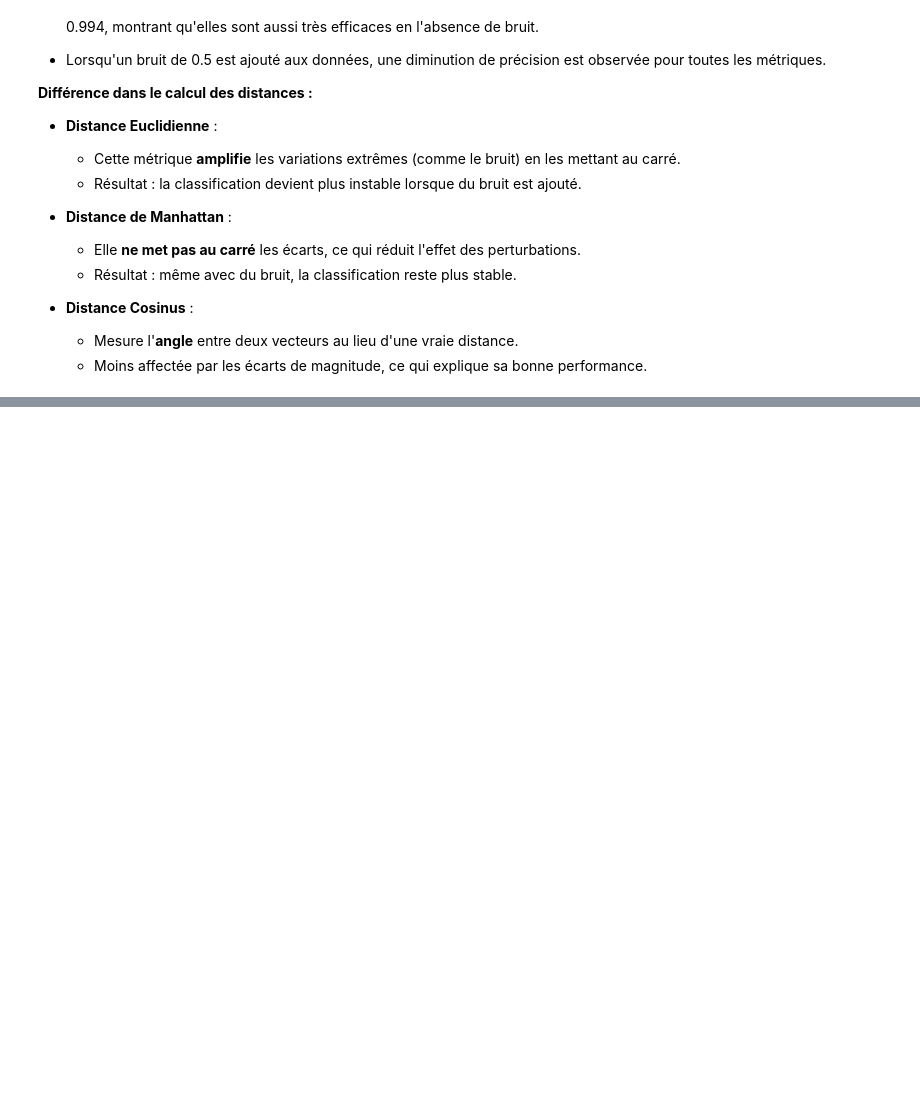
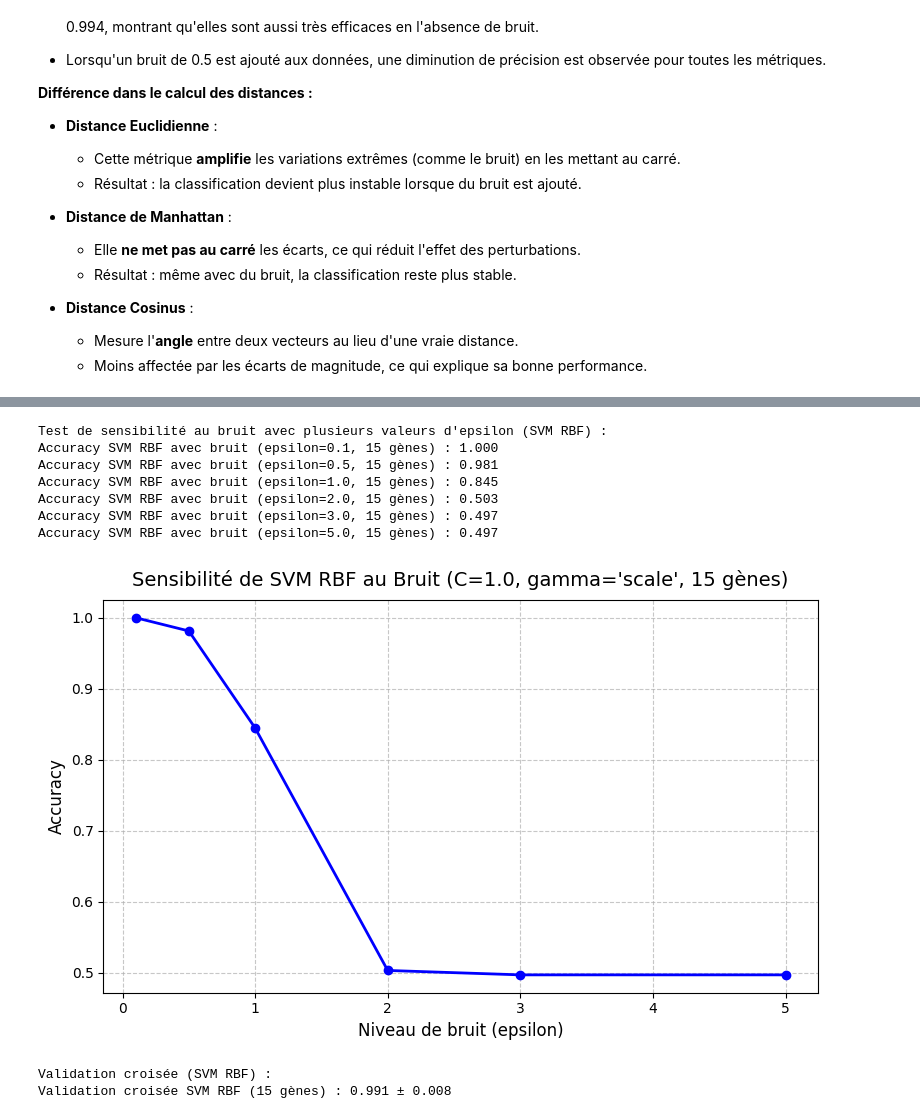
Before and after one commit to Laaliji/Colon-Cancer-Gene-Expression-Data-Classification-Analysis, a Jupyter notebook: TP1_Research.ipynb, the cells around one changed output, grey strips where cells are left out. Drawn from its saved outputs; the diff is of its cells as text; code cells hidden in the pictures; blank space fills up the shorter version.

```diff
--- a/TP1_Research.ipynb
+++ b/TP1_Research.ipynb
@@ -886,0 +977,43 @@ weighted avg       0.98      0.98      0.98       161
+# %%
+# --- Test de sensibilité au bruit avec plusieurs valeurs d'epsilon (SVM RBF) ---
+print("\nTest de sensibilité au bruit avec plusieurs valeurs d'epsilon (SVM RBF) :")
+accuracies_noise_svm = []
+
+for epsilon in extended_epsilons:
+    noise = np.random.normal(loc=0, scale=epsilon, size=X_test_subset.shape)
+    X_test_noisy = X_test_subset + noise
+
+    svm_rbf = SVC(kernel='rbf', C=1.0, gamma='scale')
+    svm_rbf.fit(X_train_subset, y_train)
+    y_pred_noisy = svm_rbf.predict(X_test_noisy)
+    accuracy_noisy = accuracy_score(y_test, y_pred_noisy)
+    accuracies_noise_svm.append(accuracy_noisy)
+    print(f"Accuracy SVM RBF avec bruit (epsilon={epsilon}, 15 gènes) : {accuracy_noisy:.3f}")
+
+# Tracer la courbe de sensibilité au bruit (SVM RBF)
+plt.figure(figsize=(8, 5))
+plt.plot(extended_epsilons, accuracies_noise_svm, marker='o', color='blue', linestyle='-', linewidth=2)
+plt.xlabel("Niveau de bruit (epsilon)", fontsize=12)
+plt.ylabel("Accuracy", fontsize=12)
+plt.title("Sensibilité de SVM RBF au Bruit (C=1.0, gamma='scale', 15 gènes)", fontsize=14, pad=10)
+plt.grid(True, linestyle='--', alpha=0.7)
+plt.tight_layout()
+plt.show()
+# %% [output]
+Test de sensibilité au bruit avec plusieurs valeurs d'epsilon (SVM RBF) :
+Accuracy SVM RBF avec bruit (epsilon=0.1, 15 gènes) : 1.000
+Accuracy SVM RBF avec bruit (epsilon=0.5, 15 gènes) : 0.981
+Accuracy SVM RBF avec bruit (epsilon=1.0, 15 gènes) : 0.845
+Accuracy SVM RBF avec bruit (epsilon=2.0, 15 gènes) : 0.503
+Accuracy SVM RBF avec bruit (epsilon=3.0, 15 gènes) : 0.497
+Accuracy SVM RBF avec bruit (epsilon=5.0, 15 gènes) : 0.497
+[figure, added]
+# %%
+# --- Validation croisée (SVM RBF) ---
+print("\nValidation croisée (SVM RBF) :")
+svm_rbf = SVC(kernel='rbf', C=1.0, gamma='scale')
+scores_svm = cross_val_score(svm_rbf, X_train_subset, y_train, cv=5)
+print(f"Validation croisée SVM RBF (15 gènes) : {scores_svm.mean():.3f} ± {scores_svm.std():.3f}")
+# %% [output]
+Validation croisée (SVM RBF) :
+Validation croisée SVM RBF (15 gènes) : 0.991 ± 0.008
```
Also changed, not shown: parts of 7 cells of this notebook.
